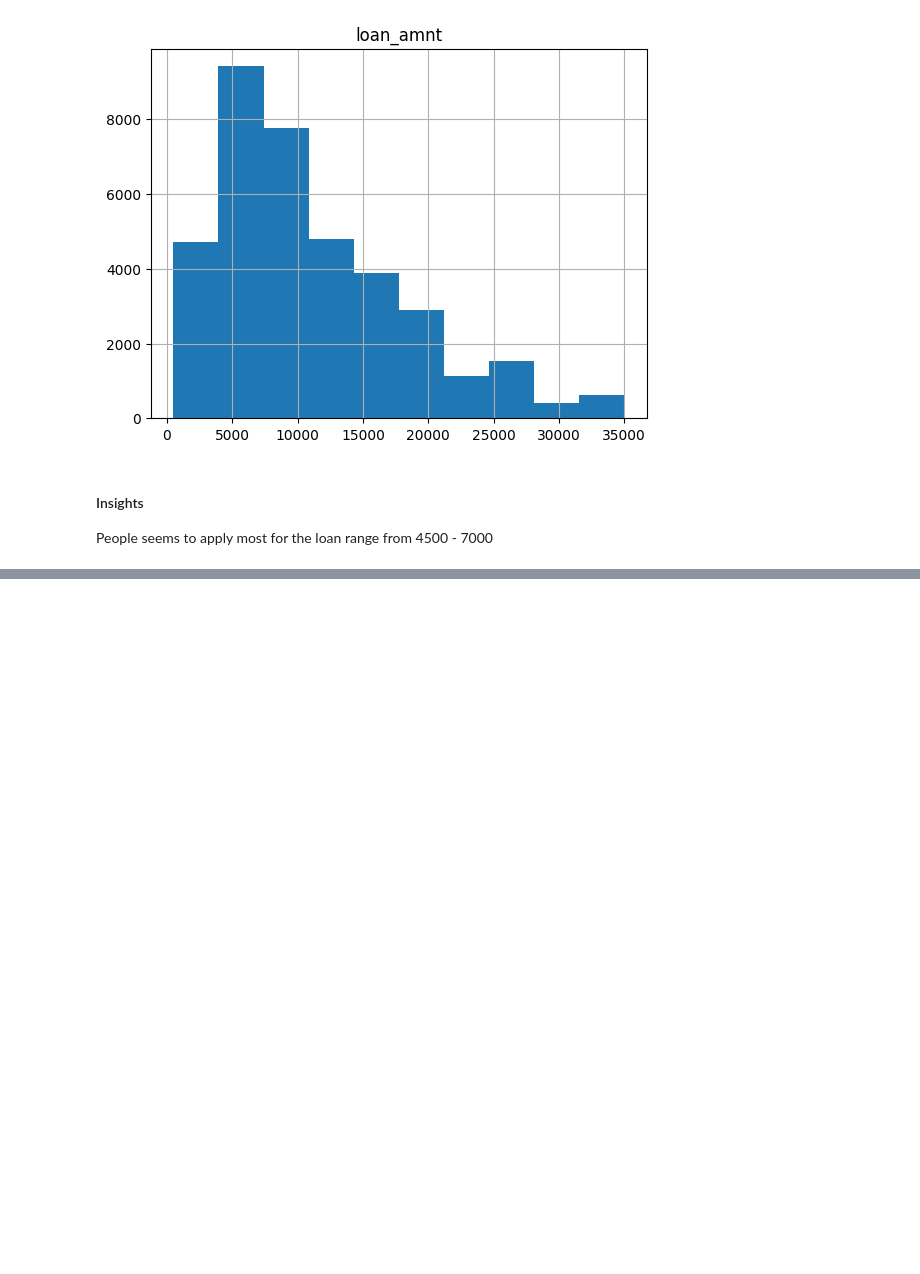
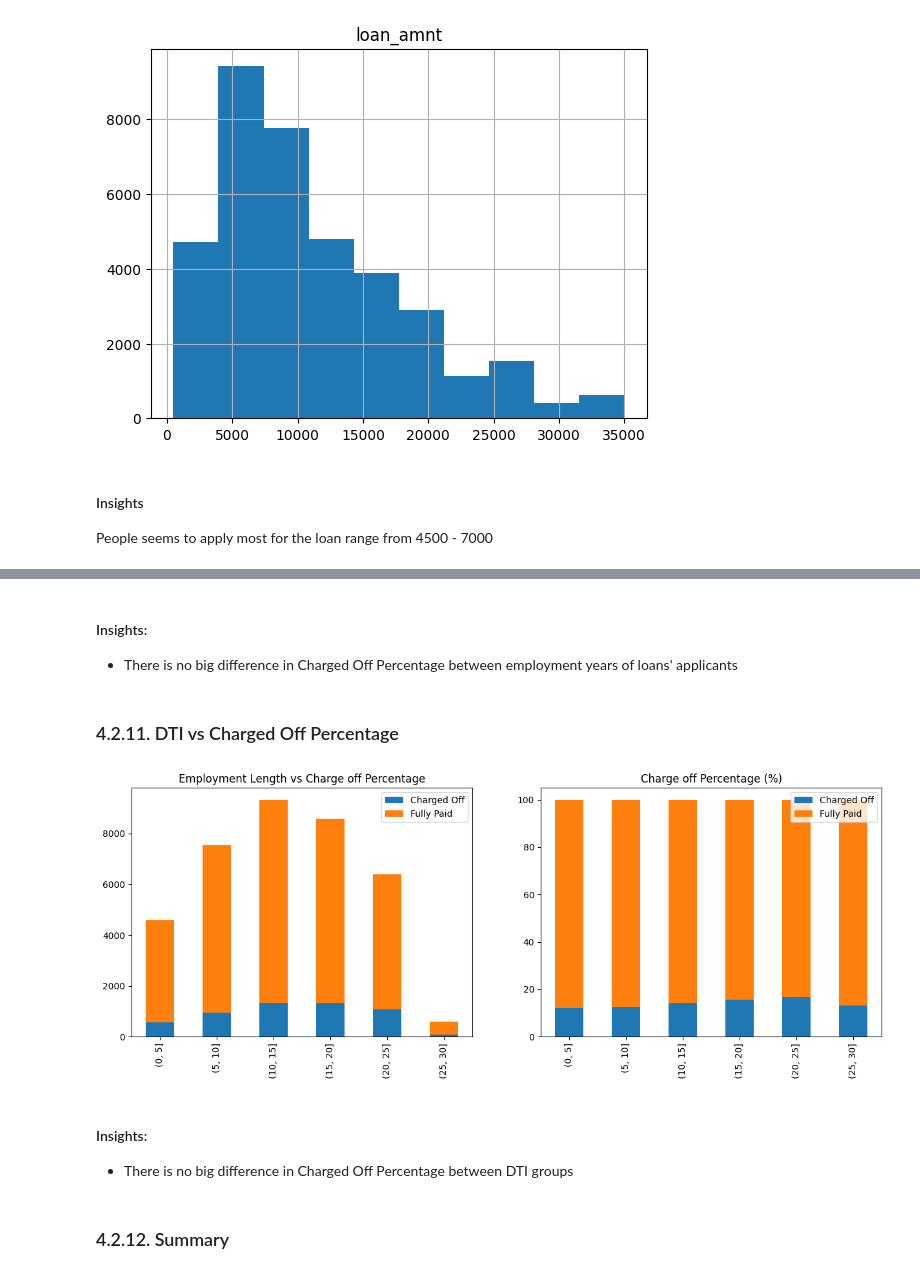
Before and after one commit to phucanthony/LendingClubCaseStudy, a Jupyter notebook: PhucPham_IIIT.ipynb, the cells around one changed output, grey strips where cells are left out. Saved outputs shown, nothing was run; the diff lists cells and outputs as text; code cells hidden in the pictures; blank space fills up the shorter version.

```diff
--- a/PhucPham_IIIT.ipynb
+++ b/PhucPham_IIIT.ipynb
@@ -543,0 +570,17 @@ bivariate_analysis(dataframe=df, column='annual_inc_bin', title='Annual Income')
+# %% [markdown]
+#### Insights:
+- There is no big difference in Charged Off Percentage between employment years of loans' applicants
+# %% [markdown]
+ ### 4.2.11. DTI vs Charged Off Percentage
+# %%
+## Binning the data
+bins = [0, 5, 10, 15, 20, 25, 30]
+df['dti_bin'] = pd.cut(df['dti'], bins)
+bivariate_analysis(dataframe=df, column='dti_bin', title='Employment Length')
+# %% [output]
+[figure, added]
+# %% [markdown]
+#### Insights:
+- There is no big difference in Charged Off Percentage between DTI groups
+# %% [markdown]
+### 4.2.12. Summary
```
Also changed, not shown: parts of 129 cells of this notebook.
